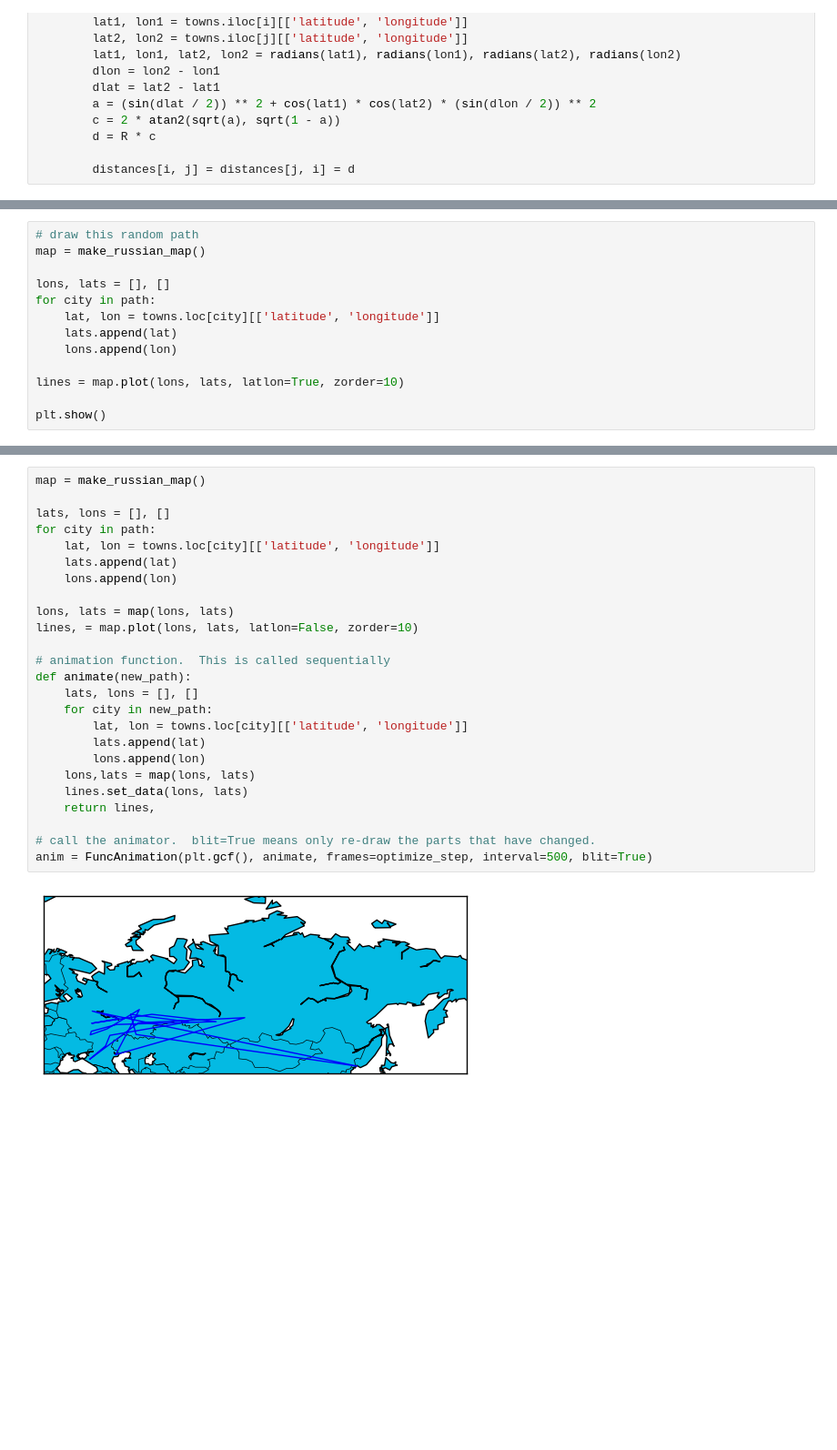
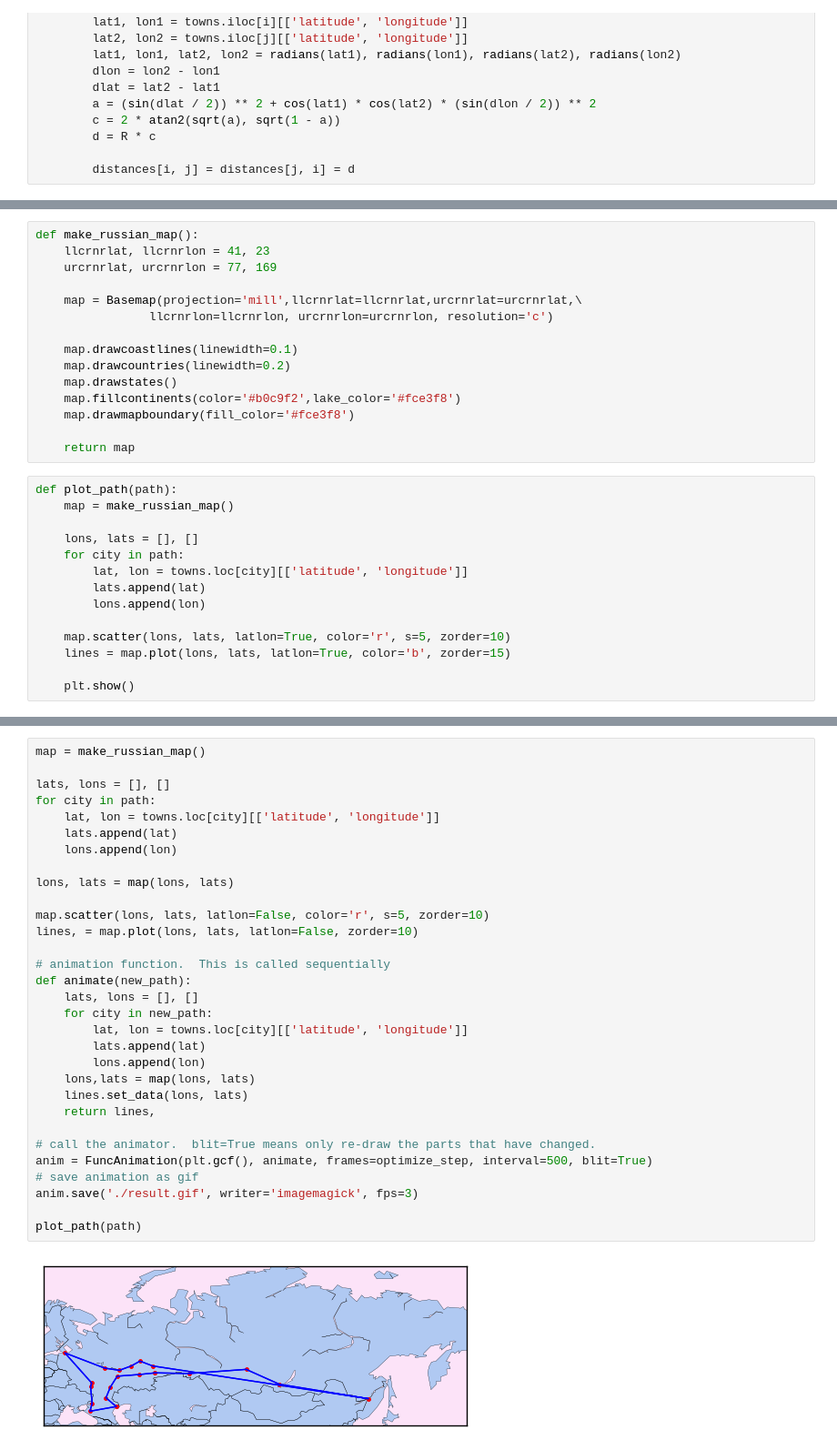
Before and after one commit to RasPavel/SirajologyChallenges, a Jupyter notebook: route_search/TSP problem solved ezly with 2-opt strategy.ipynb, the cells around one changed output, grey strips where cells are left out. Shown: that part at 91% size. Cells and saved outputs as stored; diff of their text form; blank space fills up the shorter version.

```diff
--- a/route_search/TSP problem solved ezly with 2-opt strategy.ipynb
+++ b/route_search/TSP problem solved ezly with 2-opt strategy.ipynb
@@ -158,13 +110,29 @@ array(['Krasnoyarsk', 'Yaroslavl', 'Astrakhan', 'Perm', 'Kazan',
+# %%
+def make_russian_map():
+    llcrnrlat, llcrnrlon = 41, 23
+    urcrnrlat, urcrnrlon = 77, 169
+
+    map = Basemap(projection='mill',llcrnrlat=llcrnrlat,urcrnrlat=urcrnrlat,\
+                llcrnrlon=llcrnrlon, urcrnrlon=urcrnrlon, resolution='c')
+
+    map.drawcoastlines(linewidth=0.1)
+    map.drawcountries(linewidth=0.2)
+    map.drawstates()
+    map.fillcontinents(color='#b0c9f2',lake_color='#fce3f8')
+    map.drawmapboundary(fill_color='#fce3f8')
+
+    return map
 # %%
-# draw this random path
-map = make_russian_map()
+def plot_path(path):
+    map = make_russian_map()
 
-lons, lats = [], []
-for city in path:
-    lat, lon = towns.loc[city][['latitude', 'longitude']]
-    lats.append(lat)
-    lons.append(lon)
+    lons, lats = [], []
+    for city in path:
+        lat, lon = towns.loc[city][['latitude', 'longitude']]
+        lats.append(lat)
+        lons.append(lon)
 
-lines = map.plot(lons, lats, latlon=True, zorder=10)
+    map.scatter(lons, lats, latlon=True, color='r', s=5, zorder=10)
+    lines = map.plot(lons, lats, latlon=True, color='b', zorder=15)
 
-plt.show()
+    plt.show()
@@ -193,27 +167,33 @@ def optimize_step():
 # %%
 map = make_russian_map()
 
 lats, lons = [], []
 for city in path:
     lat, lon = towns.loc[city][['latitude', 'longitude']]
     lats.append(lat)
     lons.append(lon)
 
 lons, lats = map(lons, lats)
+
+map.scatter(lons, lats, latlon=False, color='r', s=5, zorder=10)
 lines, = map.plot(lons, lats, latlon=False, zorder=10)
 
 # animation function.  This is called sequentially
 def animate(new_path):
     lats, lons = [], []
     for city in new_path:
         lat, lon = towns.loc[city][['latitude', 'longitude']]
         lats.append(lat)
         lons.append(lon)
     lons,lats = map(lons, lats)
     lines.set_data(lons, lats)
     return lines,
 
 # call the animator.  blit=True means only re-draw the parts that have changed.
 anim = FuncAnimation(plt.gcf(), animate, frames=optimize_step, interval=500, blit=True)
+# save animation as gif
+anim.save('./result.gif', writer='imagemagick', fps=3)
+
+plot_path(path)
 # %% [output]
-[figure, old version]
+[figure, new version]
```
Also changed, not shown: parts of 13 cells of this notebook, 1 other file.
